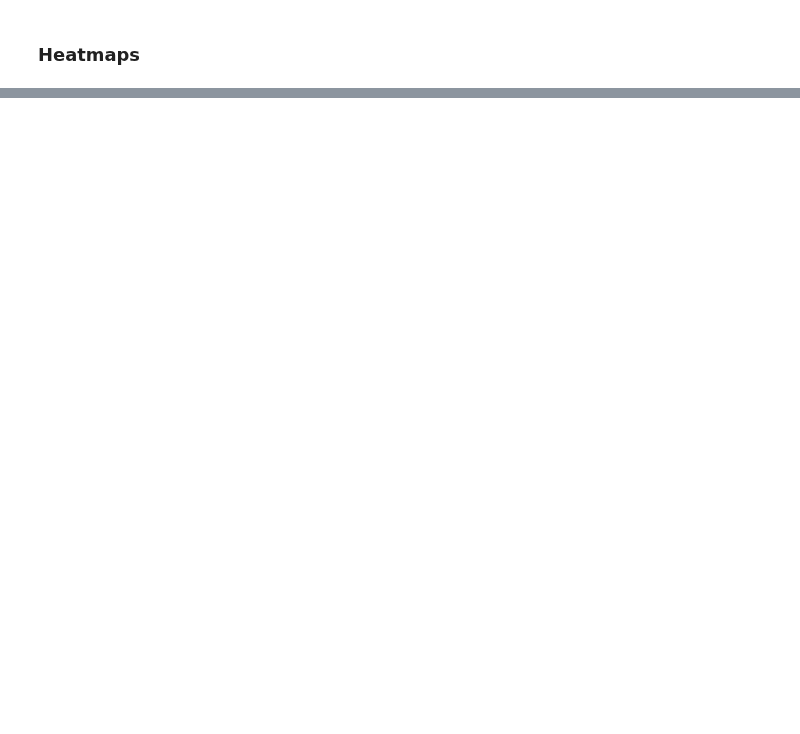
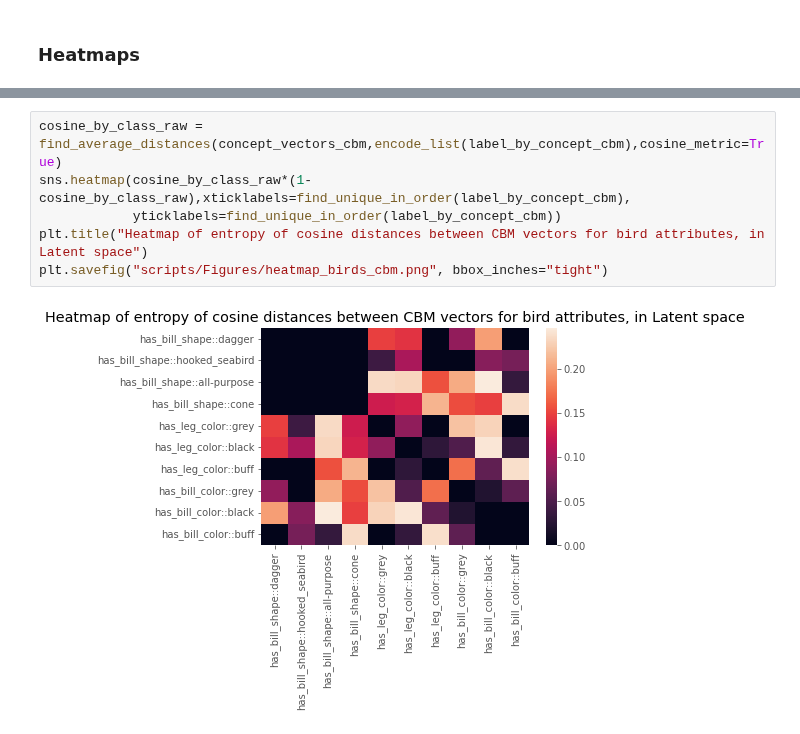
Before and after one commit to naveenr414/Concept-Learning, a Jupyter notebook: scripts/Concept Exploration Birds.ipynb, the cells around one changed output, grey strips where cells are left out. Saved outputs shown, nothing was run; the diff lists cells and outputs as text; blank space fills up the shorter version.

```diff
--- a/scripts/Concept Exploration Birds.ipynb
+++ b/scripts/Concept Exploration Birds.ipynb
@@ -138,0 +153,8 @@ plt.savefig("scripts/Figures/heatmap_birds_cem.png", bbox_inches="tight")
+# %%
+cosine_by_class_raw = find_average_distances(concept_vectors_cbm,encode_list(label_by_concept_cbm),cosine_metric=True)
+sns.heatmap(cosine_by_class_raw*(1-cosine_by_class_raw),xticklabels=find_unique_in_order(label_by_concept_cbm),
+            yticklabels=find_unique_in_order(label_by_concept_cbm))
+plt.title("Heatmap of entropy of cosine distances between CBM vectors for bird attributes, in Latent space")
+plt.savefig("scripts/Figures/heatmap_birds_cbm.png", bbox_inches="tight")
+# %% [output]
+[figure, added]
```
Also changed, not shown: parts of 9 cells of this notebook, 6 other files.
